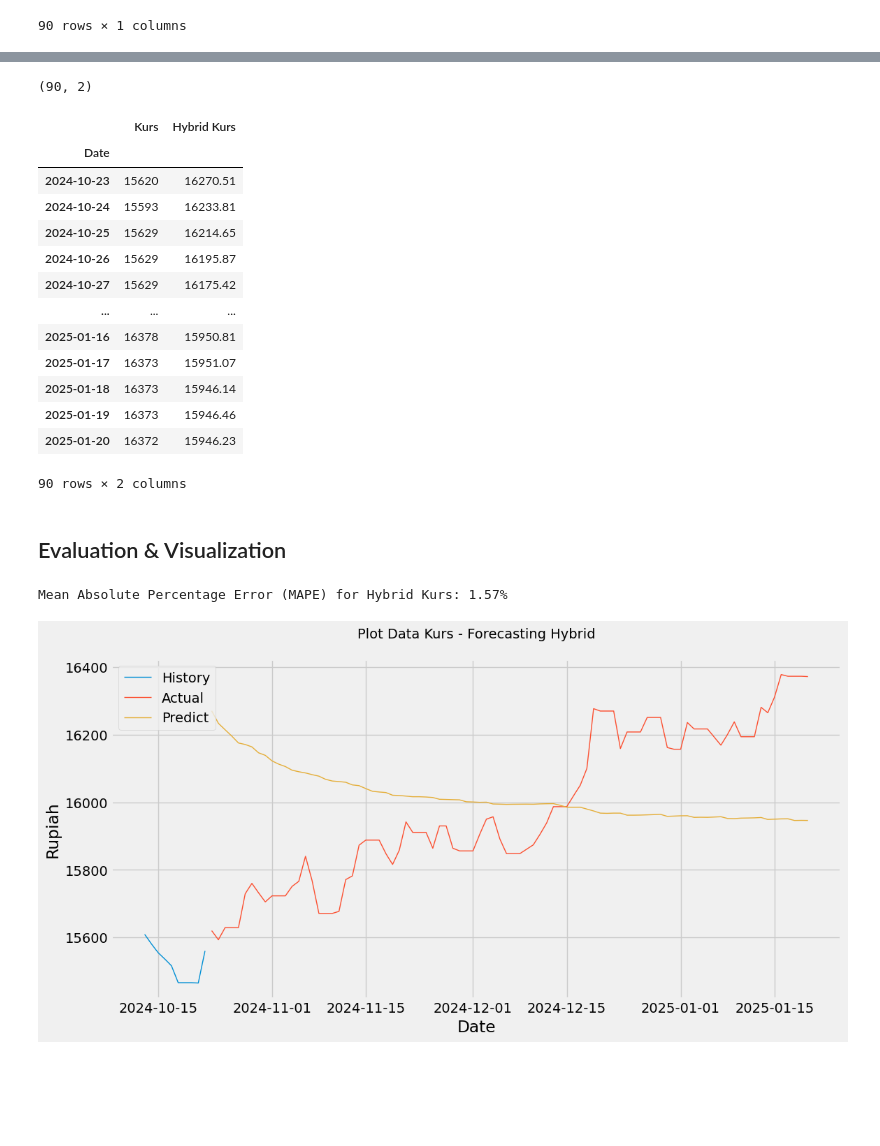
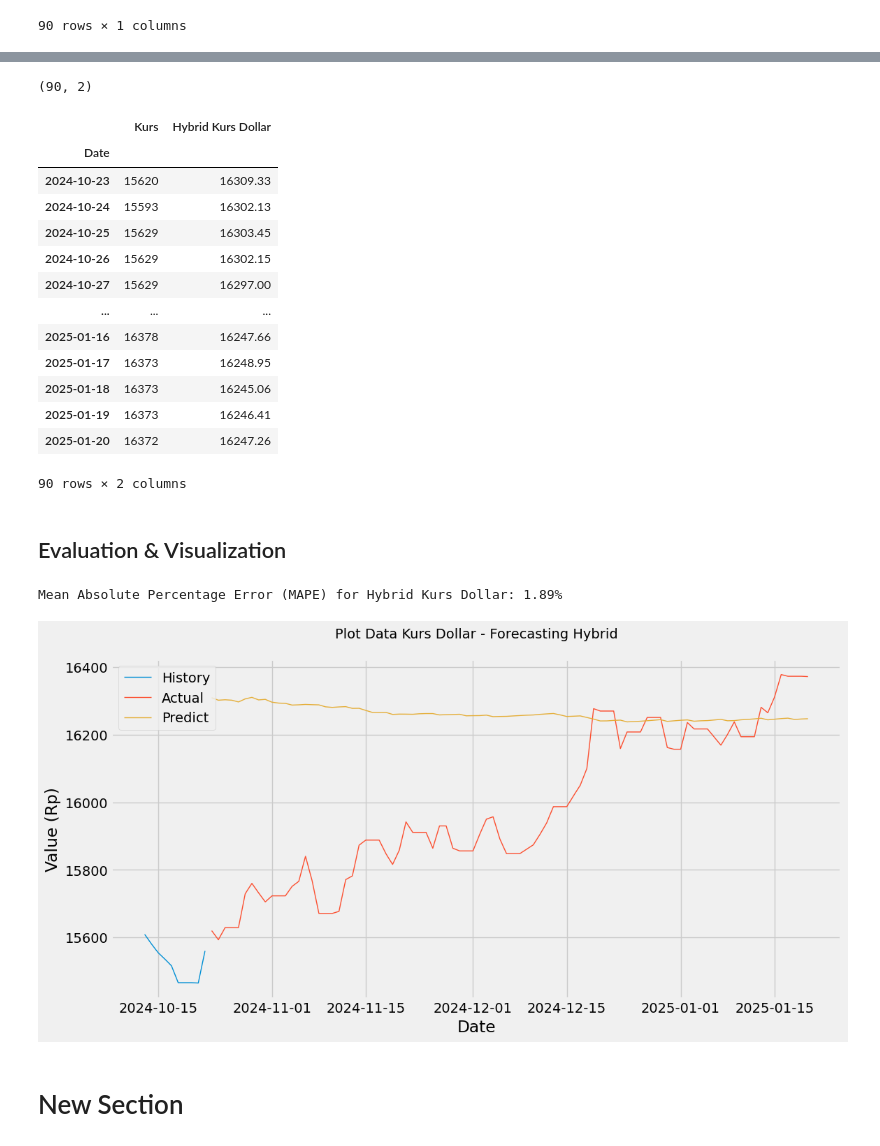
Before and after one commit to gladysadyaz/RAYA73, a Jupyter notebook: 7_Hybrid_LSTM__Kurs.ipynb, the cells around one changed output, grey strips where cells are left out. Saved outputs shown, nothing was run; the diff lists cells and outputs as text; code cells hidden in the pictures; blank space fills up the shorter version.

```diff
--- a/7_Hybrid_LSTM__Kurs.ipynb
+++ b/7_Hybrid_LSTM__Kurs.ipynb
@@ -107,7 +108,7 @@ scaled_data2 = scaler2.fit_transform(data2.values.reshape(-1, 1))
 # Prepare the dataset for LSTM
 def create_dataset(data, time_step=1):
     dataX, dataY = [], []
-    for i in range(len(data)-time_step-1):
+    for i in range(len(data)-time_step):
         a = data[i:(i+time_step), 0]  # Use only the first column
         dataX.append(a)
         dataY.append(data[i + time_step, 0])  # Use only the first column
@@ -231,3 +222,5 @@ best_params_lstm2
+# %%
+best_params_lstm2 = {'units1': 50, 'units2': 100, 'dropout_rate': 0, 'learning_rate': 0.01, 'batch_size': 16, 'epochs': 100, 'init_scheme': 'glorot_uniform'}
 # %%
 # Ambil parameter terbaik dari hasil grid search
 manual_units1_lstm2 = best_params_lstm2['units1']
@@ -397,7 +390,7 @@ for _ in range(90):
 predictions_lstm2 = scaler2.inverse_transform(predictions_lstm2)
 
 # Save predictions to DataFrame
-df_future_predictions_lstm2 = pd.DataFrame(predictions_lstm2, columns=['Predicted Residual Kurs'])
+df_future_predictions_lstm2 = pd.DataFrame(predictions_lstm2, columns=['Predicted Residual Kurs Dollar'])
 
 # Assuming df_update is the dataframe where you want to align future predictions, here aligning index with the valid_data's last 7 steps.
 df_future_predictions_lstm2.index = df_update.index
@@ -488,7 +481,7 @@ df_nonlinear
 90 rows × 1 columns
 # %%
 df_hybrid = pd.DataFrame({
-    'Hybrid Kurs': df_linear['Kurs'] + df_nonlinear['Predicted Residual Kurs'],
+    'Hybrid Kurs Dollar': df_linear['Kurs'] + df_nonlinear['Predicted Residual Kurs Dollar'],
 })
 df_hybrid
 # %% [output]
@@ -512,19 +505,19 @@ print(df_hybrid_final.shape)
 df_hybrid_final
 # %% [output]
 (90, 2)
-|  | Kurs | Hybrid Kurs |
+|  | Kurs | Hybrid Kurs Dollar |
 | Date |  |  |
-| 2024-10-23 | 15620 | 16270.51 |
-| 2024-10-24 | 15593 | 16233.81 |
-| 2024-10-25 | 15629 | 16214.65 |
-| 2024-10-26 | 15629 | 16195.87 |
-| 2024-10-27 | 15629 | 16175.42 |
+| 2024-10-23 | 15620 | 16309.33 |
+| 2024-10-24 | 15593 | 16302.13 |
+| 2024-10-25 | 15629 | 16303.45 |
+| 2024-10-26 | 15629 | 16302.15 |
+| 2024-10-27 | 15629 | 16297.00 |
 | ... | ... | ... |
-| 2025-01-16 | 16378 | 15950.81 |
-| 2025-01-17 | 16373 | 15951.07 |
-| 2025-01-18 | 16373 | 15946.14 |
-| 2025-01-19 | 16373 | 15946.46 |
-| 2025-01-20 | 16372 | 15946.23 |
+| 2025-01-16 | 16378 | 16247.66 |
+| 2025-01-17 | 16373 | 16248.95 |
+| 2025-01-18 | 16373 | 16245.06 |
+| 2025-01-19 | 16373 | 16246.41 |
+| 2025-01-20 | 16372 | 16247.26 |
 90 rows × 2 columns
 # %% [markdown]
 ## Evaluation & Visualization
@@ -535,19 +528,21 @@ y_pred = df_hybrid_final['Hybrid Kurs']
 # %%
 mape = mean_absolute_percentage_error(y_true, y_pred) * 100  # dikali 100 agar jadi persentase
-print(f"Mean Absolute Percentage Error (MAPE) for Hybrid Kurs: {mape:.2f}%")
+print(f"Mean Absolute Percentage Error (MAPE) for Hybrid Kurs Dollar: {mape:.2f}%")
 # %% [output]
-Mean Absolute Percentage Error (MAPE) for Hybrid Kurs: 1.57%
+Mean Absolute Percentage Error (MAPE) for Hybrid Kurs Dollar: 1.89%
 # %%
 # Plot Data
 plt.figure(figsize=(12, 6))
 plt.plot(df_final.iloc[-10:]['Kurs'], linewidth=1, label='History')
 plt.plot(df_hybrid_final['Kurs'], linewidth=1, label='Actual')
-plt.plot(df_hybrid_final['Hybrid Kurs'], linewidth=1, label='Predict')
+plt.plot(df_hybrid_final['Hybrid Kurs Dollar'], linewidth=1, label='Predict')
 plt.xlabel('Date')
-plt.ylabel('Rupiah')
-plt.title('Plot Data Kurs - Forecasting Hybrid\n', fontsize=14)
+plt.ylabel('Value (Rp)')
+plt.title('Plot Data Kurs Dollar - Forecasting Hybrid\n', fontsize=14)
 plt.legend(loc='upper left')
 plt.grid(True)
 plt.show()
 # %% [output]
-[figure, old version]
+[figure, new version]
+# %% [markdown]
+# New Section
```
Also changed, not shown: parts of 18 cells of this notebook.
